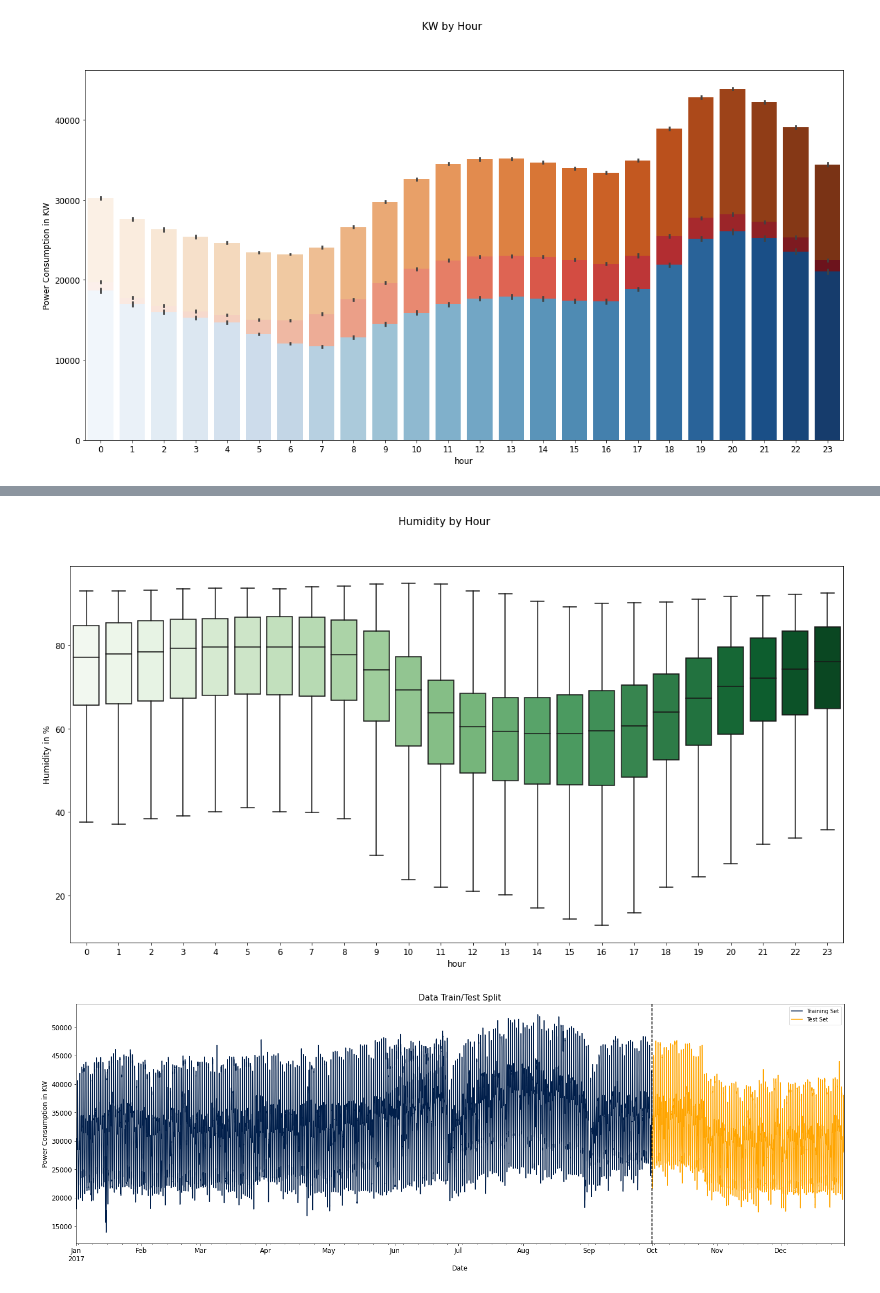
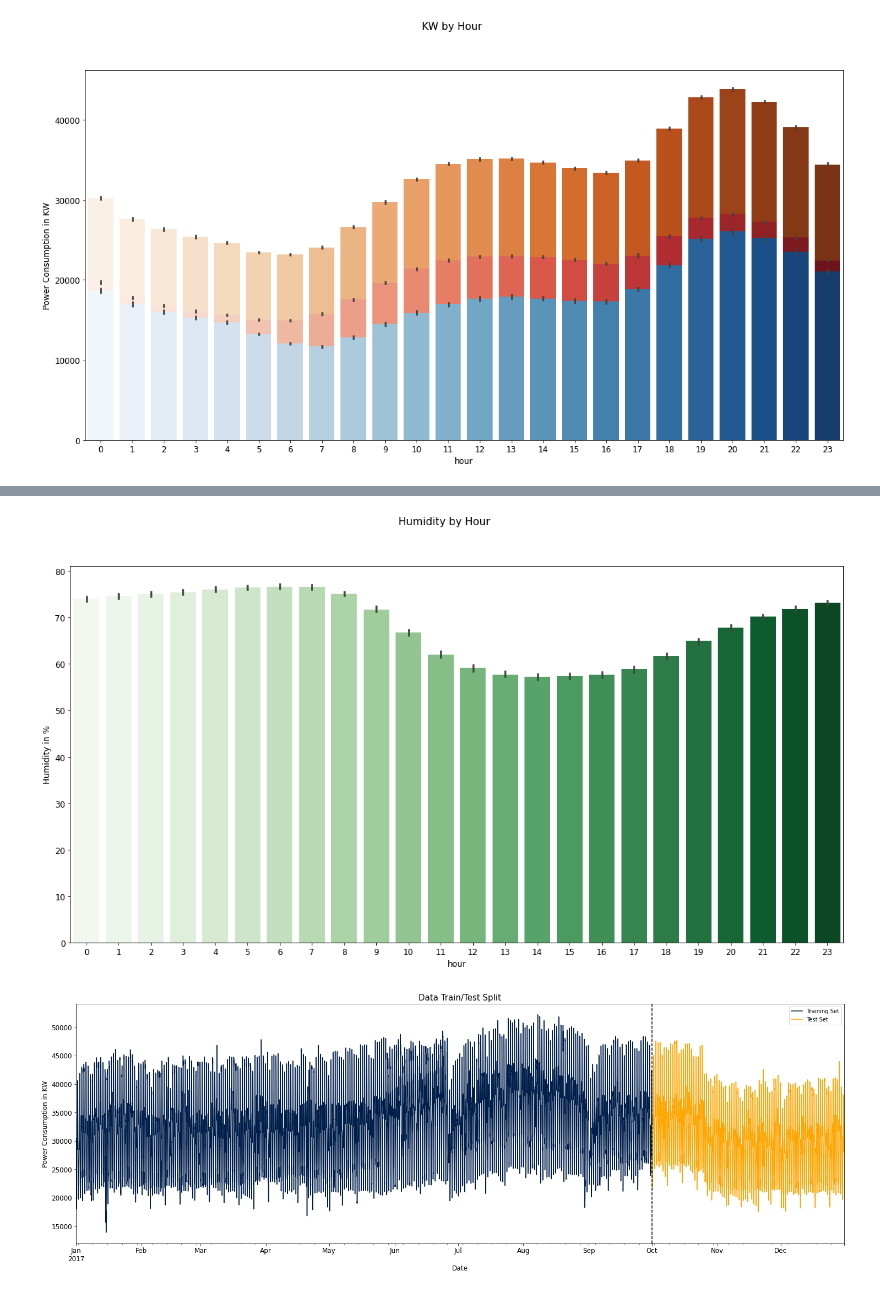
Before and after one commit to thedeveloper2104/NASH_2023_bro_code, a Jupyter notebook: NASH_Bro_Code_Energy_Streamliner.ipynb, the cells around one changed output, grey strips where cells are left out. Saved outputs shown, nothing was run; the diff lists cells and outputs as text; code cells hidden in the pictures.

```diff
--- a/NASH_Bro_Code_Energy_Streamliner.ipynb
+++ b/NASH_Bro_Code_Energy_Streamliner.ipynb
@@ -167,18 +174,18 @@ plt.show()
 # %%
 fig, ax = plt.subplots(figsize=(20, 10))
 
-sns.boxplot(data=df, x='hour', y='Humidity', palette = 'Greens', showfliers=False)
+sns.barplot(data=df, x='hour', y='Humidity', palette = 'Greens')
 
 plt.suptitle('Humidity by Hour', fontsize=15)
 plt.xlabel('hour', fontsize=12)
 plt.ylabel('Humidity in %', fontsize=12)
 plt.xticks(fontsize=12)
 plt.yticks(fontsize=12)
 
 #Generating plot
 plt.show()
 # %% [output]
-[figure, old version]
+[figure, new version]
 # %%
 #Train and Test Split
 zone_1 = df['PowerConsumption_Zone1']
```
Also changed, not shown: parts of 15 cells of this notebook.
